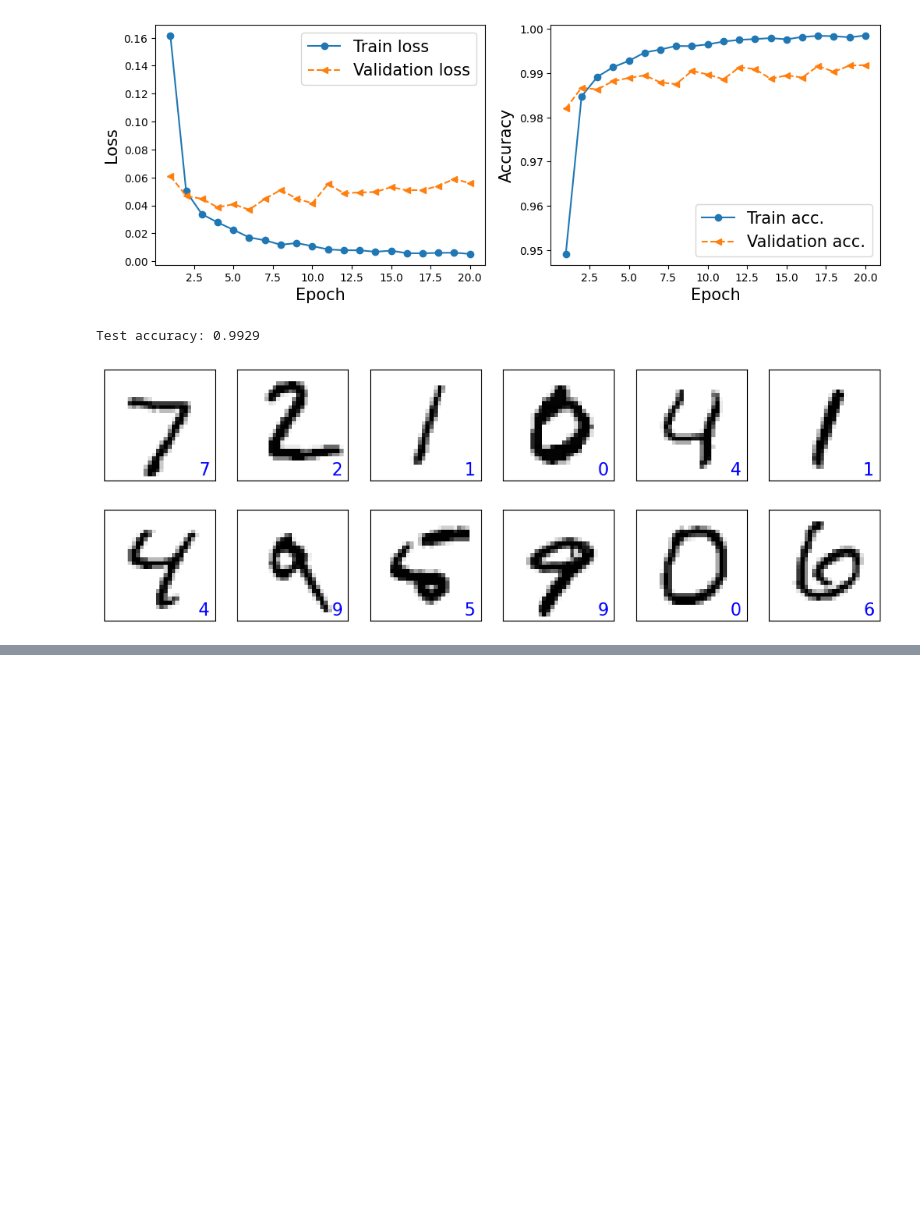
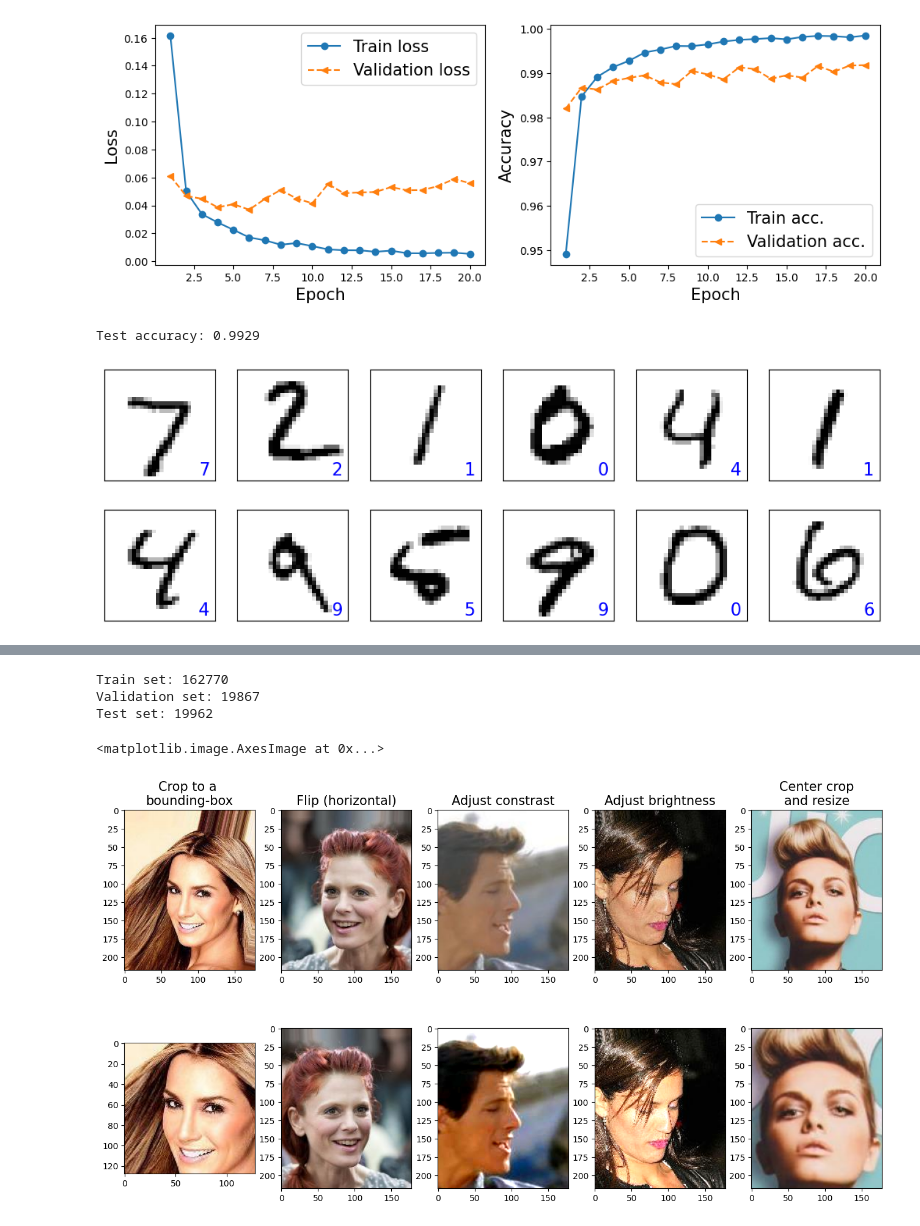
Before and after one commit to AlexeyMarg/ML_models, a Jupyter notebook: pytorch/10.CNN_image_classification.ipynb, the cells around one changed output, grey strips where cells are left out. Cells and saved outputs as stored; diff of their text form; code cells hidden in the pictures; blank space fills up the shorter version.

```diff
--- a/pytorch/10.CNN_image_classification.ipynb
+++ b/pytorch/10.CNN_image_classification.ipynb
@@ -206,0 +208,69 @@ plt.show()
+# %%
+image_path = './'
+
+celeba_train_dataset = torchvision.datasets.CelebA(image_path, split='train', target_type='attr', download=False)
+celeba_valid_dataset = torchvision.datasets.CelebA(image_path, split='valid', target_type='attr', download=False)
+celeba_test_dataset = torchvision.datasets.CelebA(image_path, split='test', target_type='attr', download=False)
+
+print('Train set:', len(celeba_train_dataset))
+print('Validation set:', len(celeba_valid_dataset))
+print('Test set:', len(celeba_test_dataset))
+# %% [output]
+Train set: 162770
+Validation set: 19867
+Test set: 19962
+# %%
+from torchvision import transforms
+
+## take 5 examples
+
+fig = plt.figure(figsize=(16, 8.5))
+
+## Column 1: cropping to a bounding-box
+ax = fig.add_subplot(2, 5, 1)
+img, attr = celeba_train_dataset[0]
+ax.set_title('Crop to a \nbounding-box', size=15)
+ax.imshow(img)
+ax = fig.add_subplot(2, 5, 6)
+img_cropped = transforms.functional.crop(img, 50, 20, 128, 128)
+ax.imshow(img_cropped)
+
+## Column 2: flipping (horizontally)
+ax = fig.add_subplot(2, 5, 2)
+img, attr = celeba_train_dataset[1]
+ax.set_title('Flip (horizontal)', size=15)
+ax.imshow(img)
+ax = fig.add_subplot(2, 5, 7)
+img_flipped = transforms.functional.hflip(img)
+ax.imshow(img_flipped)
+
+## Column 3: adjust contrast
+ax = fig.add_subplot(2, 5, 3)
+img, attr = celeba_train_dataset[2]
+ax.set_title('Adjust constrast', size=15)
+ax.imshow(img)
+ax = fig.add_subplot(2, 5, 8)
+img_adj_contrast = transforms.functional.adjust_contrast(img, contrast_factor=2)
+ax.imshow(img_adj_contrast)
+
+## Column 4: adjust brightness
+ax = fig.add_subplot(2, 5, 4)
+img, attr = celeba_train_dataset[3]
+ax.set_title('Adjust brightness', size=15)
+ax.imshow(img)
+ax = fig.add_subplot(2, 5, 9)
+img_adj_brightness = transforms.functional.adjust_brightness(img, brightness_factor=1.3)
+ax.imshow(img_adj_brightness)
+
+## Column 5: cropping from image center
+ax = fig.add_subplot(2, 5, 5)
+img, attr = celeba_train_dataset[4]
+ax.set_title('Center crop\nand resize', size=15)
+ax.imshow(img)
+ax = fig.add_subplot(2, 5, 10)
+img_center_crop = transforms.functional.center_crop(img, [0.7*218, 0.7*178])
+img_resized = transforms.functional.resize(img_center_crop, size=(218, 178))
+ax.imshow(img_resized)
+# %% [output]
+<matplotlib.image.AxesImage at 0x...>
+[figure, added]
```
Also changed, not shown: parts of 31 cells of this notebook.
